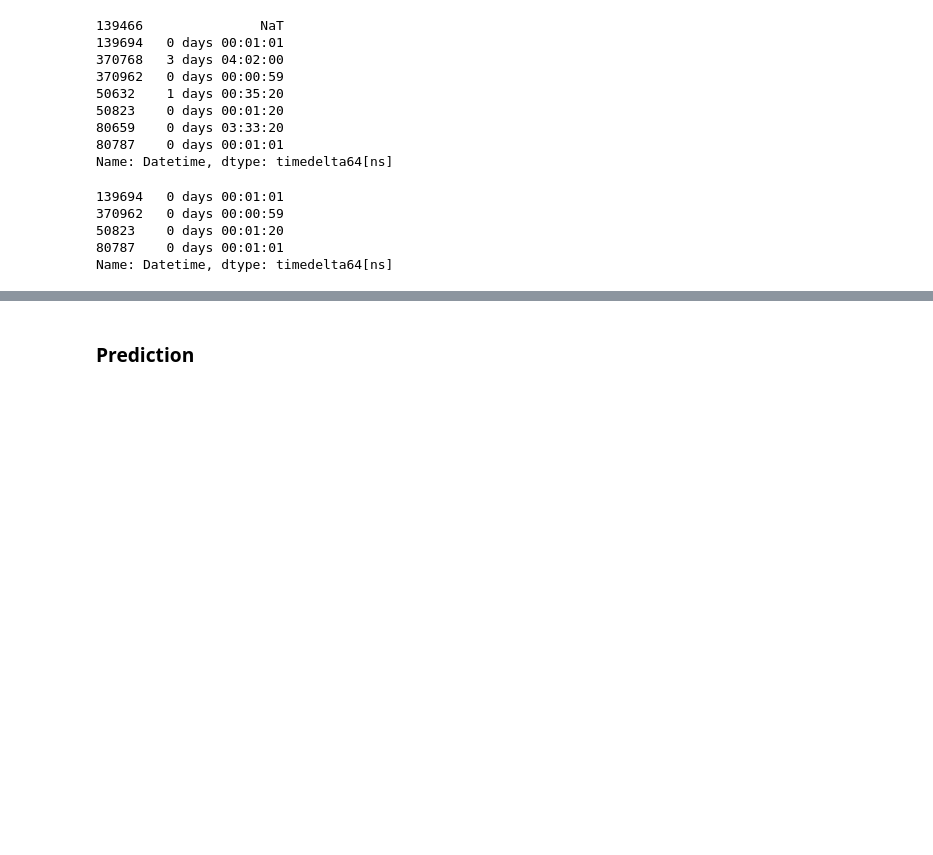
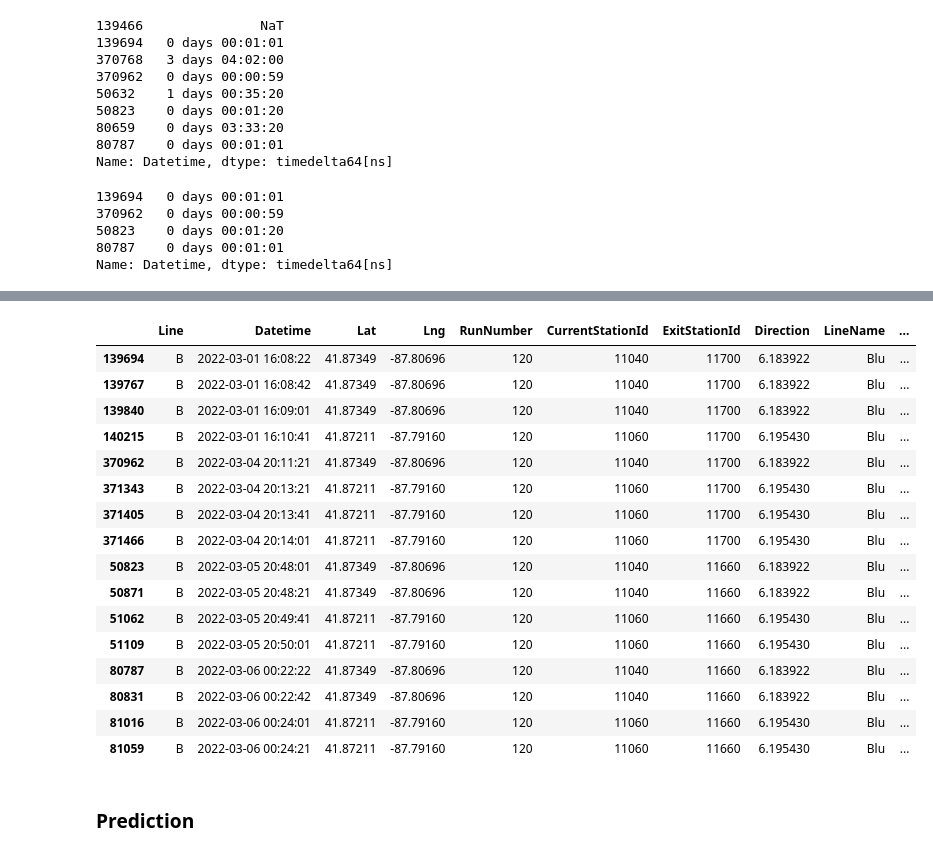
Before and after one commit to michaelslice/CTA-Data-Analysis-Visualization, a Jupyter notebook: station-times.ipynb, the cells around one changed output, grey strips where cells are left out. Cells and saved outputs as stored; diff of their text form; code cells hidden in the pictures; blank space fills up the shorter version.

```diff
--- a/station-times.ipynb
+++ b/station-times.ipynb
@@ -655,0 +503,21 @@ Name: Datetime, dtype: timedelta64[ns]
+# %%
+# Now, look at a RunNumber on the Blue Line and just those stations in the "1" direction
+edf.query('RunNumber == 120 and CurrentStationId.isin([11040, 11060])')
+# %% [output]
+|  | Line | Datetime | Lat | Lng | RunNumber | CurrentStationId | ExitStationId | Direction | LineName | ... |
+| 139694 | B | 2022-03-01 16:08:22 | 41.87349 | -87.80696 | 120 | 11040 | 11700 | 6.183922 | Blu | ... |
+| 139767 | B | 2022-03-01 16:08:42 | 41.87349 | -87.80696 | 120 | 11040 | 11700 | 6.183922 | Blu | ... |
+| 139840 | B | 2022-03-01 16:09:01 | 41.87349 | -87.80696 | 120 | 11040 | 11700 | 6.183922 | Blu | ... |
+| 140215 | B | 2022-03-01 16:10:41 | 41.87211 | -87.79160 | 120 | 11060 | 11700 | 6.195430 | Blu | ... |
+| 370962 | B | 2022-03-04 20:11:21 | 41.87349 | -87.80696 | 120 | 11040 | 11700 | 6.183922 | Blu | ... |
+| 371343 | B | 2022-03-04 20:13:21 | 41.87211 | -87.79160 | 120 | 11060 | 11700 | 6.195430 | Blu | ... |
+| 371405 | B | 2022-03-04 20:13:41 | 41.87211 | -87.79160 | 120 | 11060 | 11700 | 6.195430 | Blu | ... |
+| 371466 | B | 2022-03-04 20:14:01 | 41.87211 | -87.79160 | 120 | 11060 | 11700 | 6.195430 | Blu | ... |
+| 50823 | B | 2022-03-05 20:48:01 | 41.87349 | -87.80696 | 120 | 11040 | 11660 | 6.183922 | Blu | ... |
+| 50871 | B | 2022-03-05 20:48:21 | 41.87349 | -87.80696 | 120 | 11040 | 11660 | 6.183922 | Blu | ... |
+| 51062 | B | 2022-03-05 20:49:41 | 41.87211 | -87.79160 | 120 | 11060 | 11660 | 6.195430 | Blu | ... |
+| 51109 | B | 2022-03-05 20:50:01 | 41.87211 | -87.79160 | 120 | 11060 | 11660 | 6.195430 | Blu | ... |
+| 80787 | B | 2022-03-06 00:22:22 | 41.87349 | -87.80696 | 120 | 11040 | 11660 | 6.183922 | Blu | ... |
+| 80831 | B | 2022-03-06 00:22:42 | 41.87349 | -87.80696 | 120 | 11040 | 11660 | 6.183922 | Blu | ... |
+| 81016 | B | 2022-03-06 00:24:01 | 41.87211 | -87.79160 | 120 | 11060 | 11660 | 6.195430 | Blu | ... |
+| 81059 | B | 2022-03-06 00:24:21 | 41.87211 | -87.79160 | 120 | 11060 | 11660 | 6.195430 | Blu | ... |
```
Also changed, not shown: parts of 122 cells of this notebook, 1 other file.
